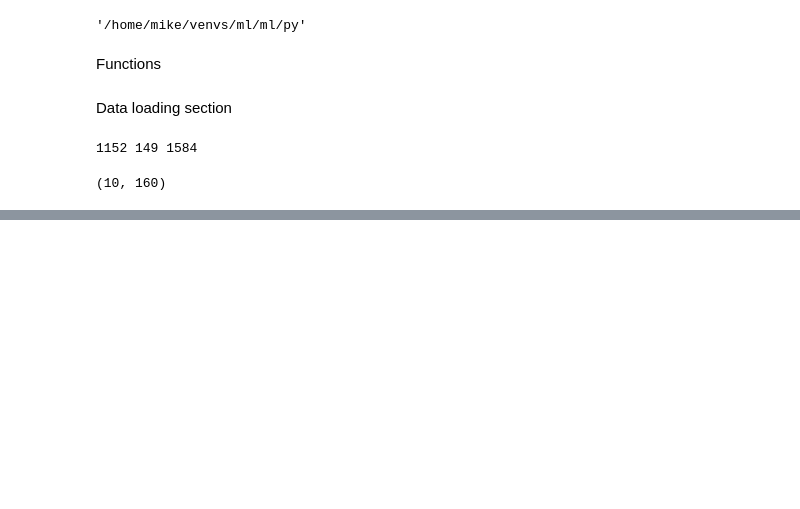
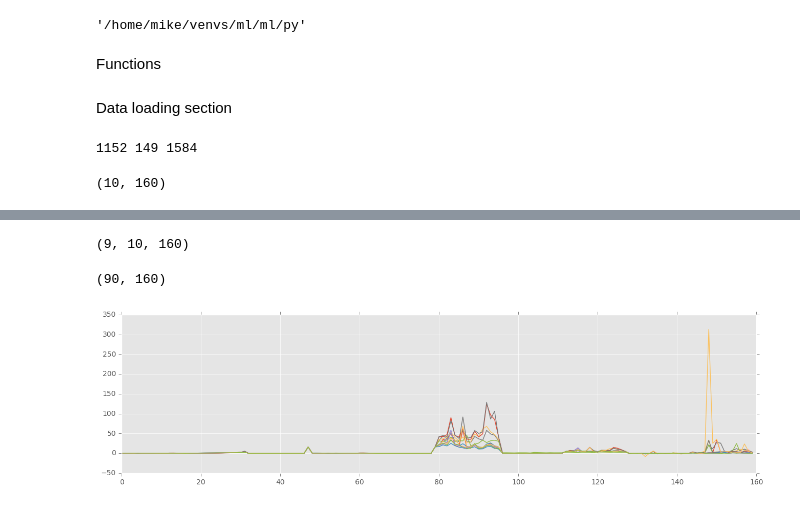
Before and after one commit to xkortex/eeg_seizure_prediction, a Jupyter notebook: fft_sanitize02.ipynb, the cells around one changed output, grey strips where cells are left out. Saved outputs shown, nothing was run; the diff lists cells and outputs as text; code cells hidden in the pictures; blank space fills up the shorter version.

```diff
--- a/fft_sanitize02.ipynb
+++ b/fft_sanitize02.ipynb
@@ -81,0 +86,15 @@ vev_ary.shape
+# %%
+vec_ary = np.array(vec_ary)
+vec_ary.shape
+# %% [output]
+(9, 10, 160)
+# %%
+vec_ary = np.concatenate(vec_ary, axis=0)
+vec_ary.shape
+# %% [output]
+(90, 160)
+# %%
+for i in range(0,90, 7):
+    plt.plot(vec_ary[i])
+# %% [output]
+[figure, added]
```
Also changed, not shown: parts of 19 cells of this notebook, 24 other files.
